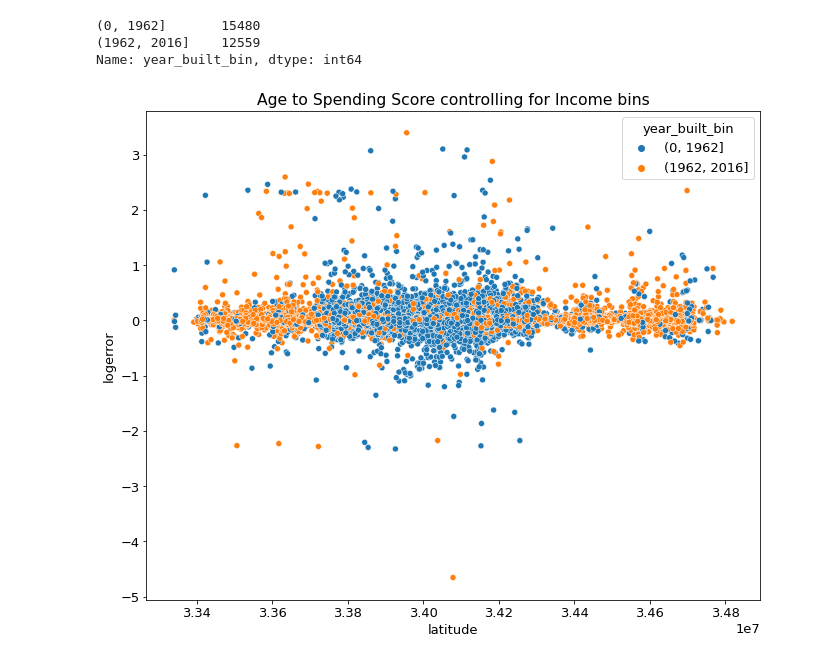
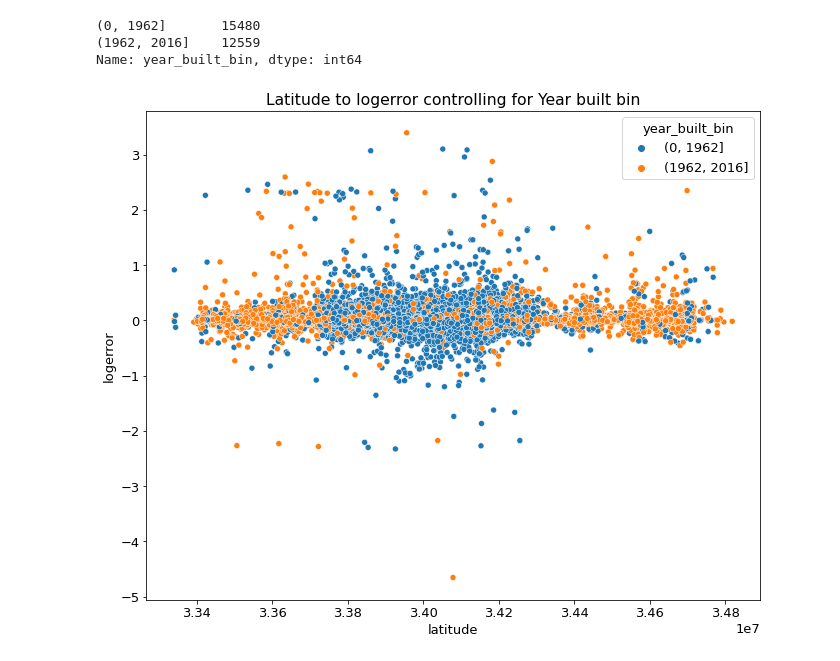
Before and after one commit to LinhQuach13/clustering-exercises, a Jupyter notebook: explore_zillow.ipynb, the cells around one changed output. Saved outputs shown, nothing was run; the diff lists cells and outputs as text; code cells hidden in the pictures.

```diff
--- a/explore_zillow.ipynb
+++ b/explore_zillow.ipynb
@@ -273,8 +282,8 @@ train.year_built_bin.value_counts()
 Name: year_built_bin, dtype: int64
 # %%
 sns.scatterplot(x='latitude', y='logerror', data= train, hue= 'year_built_bin')
-plt.title('Age to Spending Score controlling for Income bins')
+plt.title('Latitude to logerror controlling for Year built bin')
 plt.show()
 # %% [output]
-[figure, old version]
+[figure, new version]
 # %%
```
Also changed, not shown: parts of 11 cells of this notebook.
